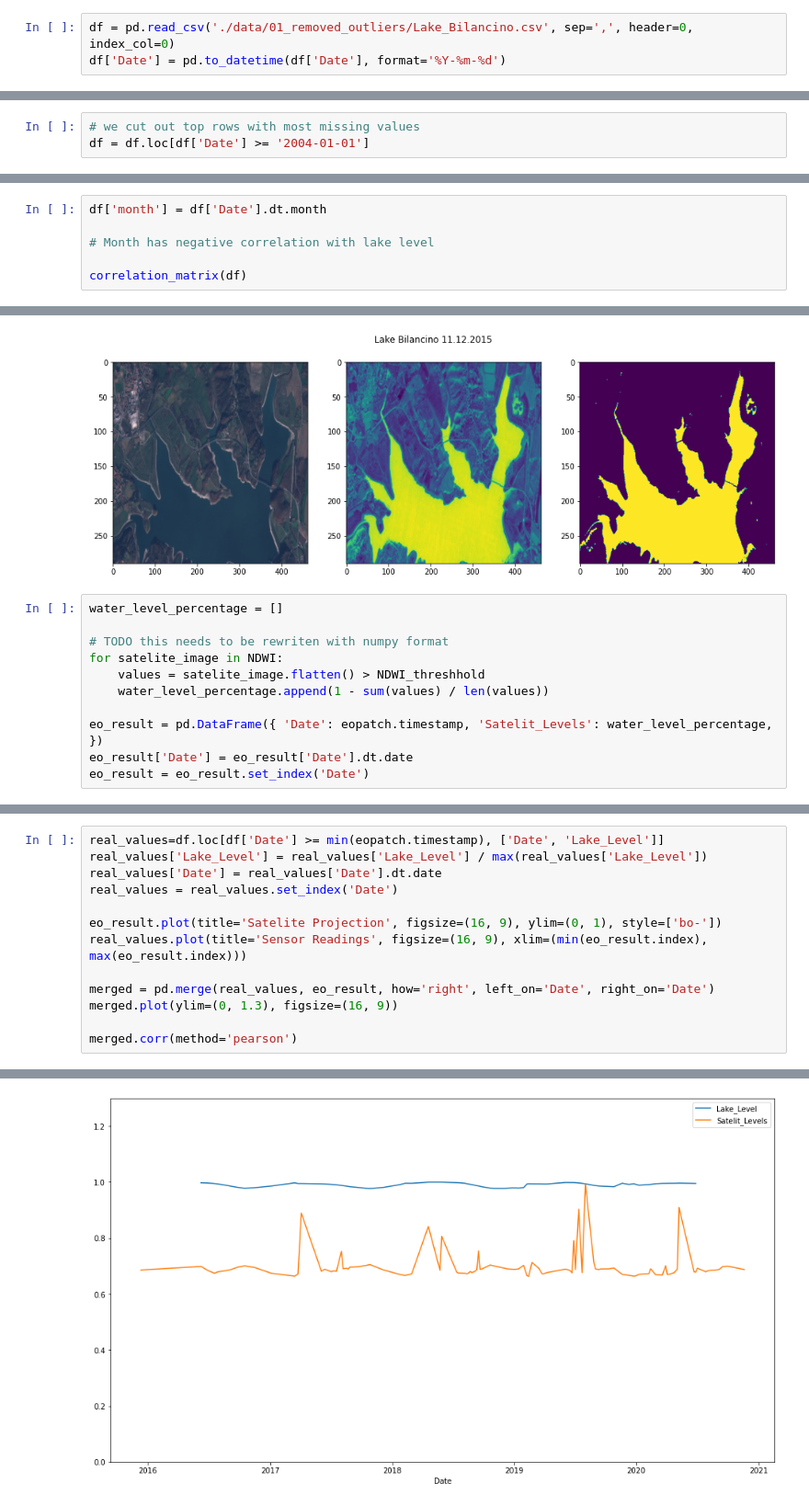
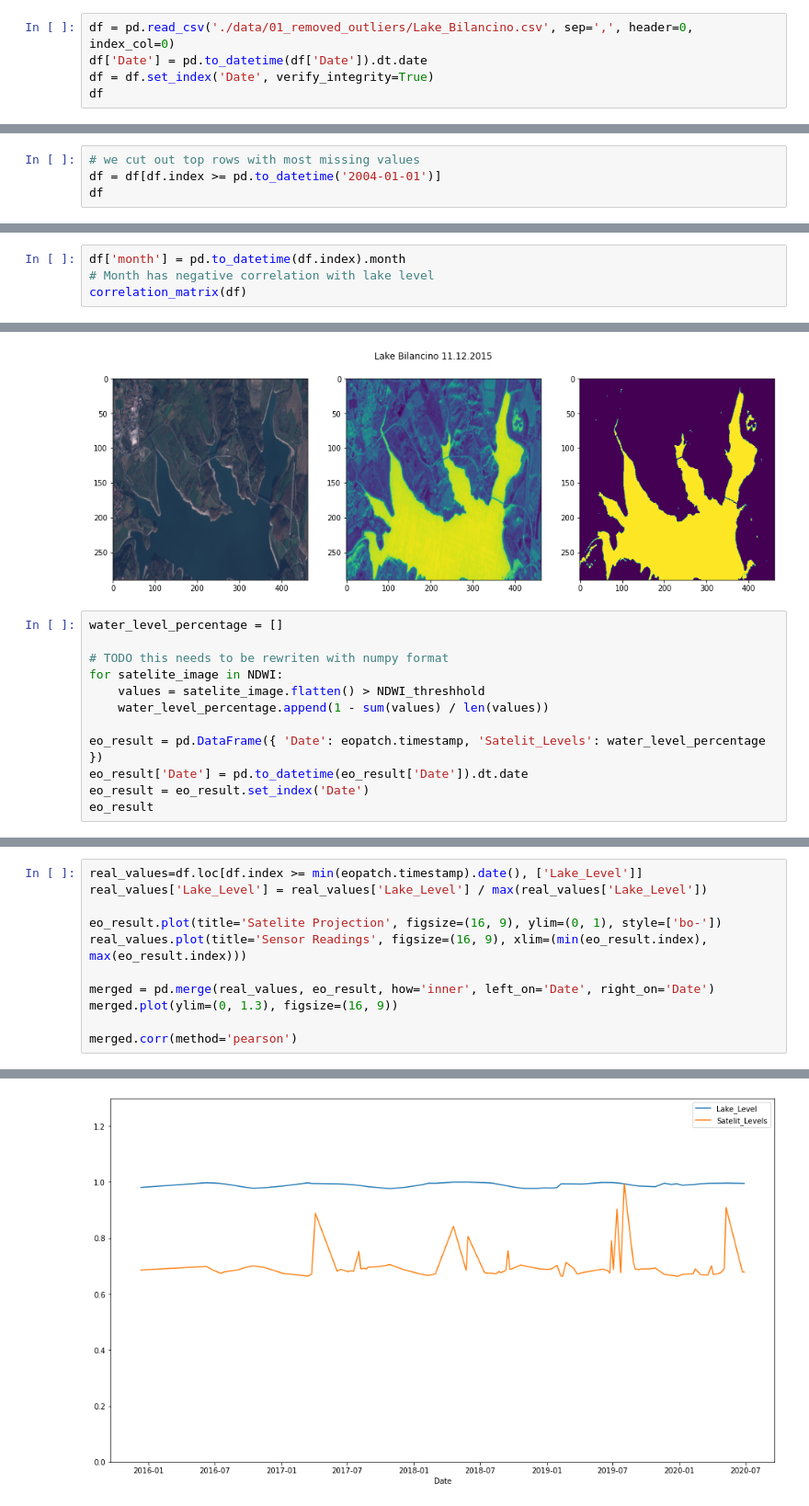
Before and after one commit to KlemenKozelj/master_thesis, a Jupyter notebook: 02_Lake_Bilancino.ipynb, the cells around one changed output, grey strips where cells are left out. Shown at 92% size. Drawn from its saved outputs; the diff is of its cells as text.

```diff
--- a/02_Lake_Bilancino.ipynb
+++ b/02_Lake_Bilancino.ipynb
@@ -37,4 +37,6 @@ from shapely.geometry import Polygon
 from sentinelhub import BBox, CRS, DataCollection
 # %%
 df = pd.read_csv('./data/01_removed_outliers/Lake_Bilancino.csv', sep=',', header=0, index_col=0)
-df['Date'] = pd.to_datetime(df['Date'], format='%Y-%m-%d')
+df['Date'] = pd.to_datetime(df['Date']).dt.date
+df = df.set_index('Date', verify_integrity=True)
+df
@@ -47,3 +64,4 @@ msno.matrix(df)
 # %%
 # we cut out top rows with most missing values
-df = df.loc[df['Date'] >= '2004-01-01']
+df = df[df.index >= pd.to_datetime('2004-01-01')]
+df
@@ -92,8 +126,6 @@ plt.show()
 # %%
-df['month'] = df['Date'].dt.month
-
+df['month'] = pd.to_datetime(df.index).month
 # Month has negative correlation with lake level
-
 correlation_matrix(df)
 # %% [output]
 |  | Rainfall_Cavallina | Temperature_Le_Croci | Lake_Level | Flow_Rate | month |
@@ -277,6 +305,7 @@ for satelite_image in NDWI:
     values = satelite_image.flatten() > NDWI_threshhold
     water_level_percentage.append(1 - sum(values) / len(values))
 
-eo_result = pd.DataFrame({ 'Date': eopatch.timestamp, 'Satelit_Levels': water_level_percentage, })
-eo_result['Date'] = eo_result['Date'].dt.date
+eo_result = pd.DataFrame({ 'Date': eopatch.timestamp, 'Satelit_Levels': water_level_percentage })
+eo_result['Date'] = pd.to_datetime(eo_result['Date']).dt.date
 eo_result = eo_result.set_index('Date')
+eo_result
@@ -283,13 +327,11 @@ eo_result = eo_result.set_index('Date')
 # %%
-real_values=df.loc[df['Date'] >= min(eopatch.timestamp), ['Date', 'Lake_Level']]
+real_values=df.loc[df.index >= min(eopatch.timestamp).date(), ['Lake_Level']]
 real_values['Lake_Level'] = real_values['Lake_Level'] / max(real_values['Lake_Level'])
-real_values['Date'] = real_values['Date'].dt.date
-real_values = real_values.set_index('Date')
 
 eo_result.plot(title='Satelite Projection', figsize=(16, 9), ylim=(0, 1), style=['bo-'])
 real_values.plot(title='Sensor Readings', figsize=(16, 9), xlim=(min(eo_result.index), max(eo_result.index)))
 
-merged = pd.merge(real_values, eo_result, how='right', left_on='Date', right_on='Date')
+merged = pd.merge(real_values, eo_result, how='inner', left_on='Date', right_on='Date')
 merged.plot(ylim=(0, 1.3), figsize=(16, 9))
 
 merged.corr(method='pearson')
@@ -300,3 +342,3 @@ merged.corr(method='pearson')
 [figure]
 [figure]
-[figure, old version]
+[figure, new version]
```
Also changed, not shown: parts of 10 cells of this notebook.
